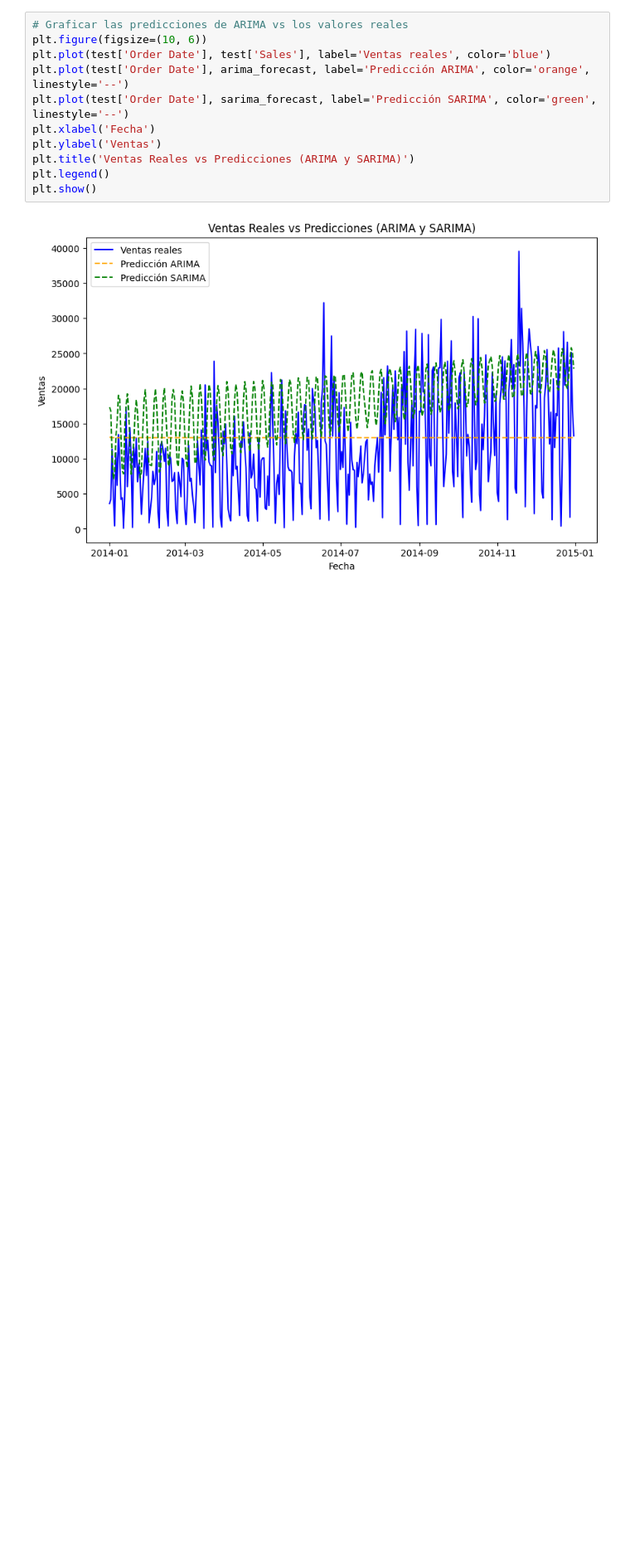
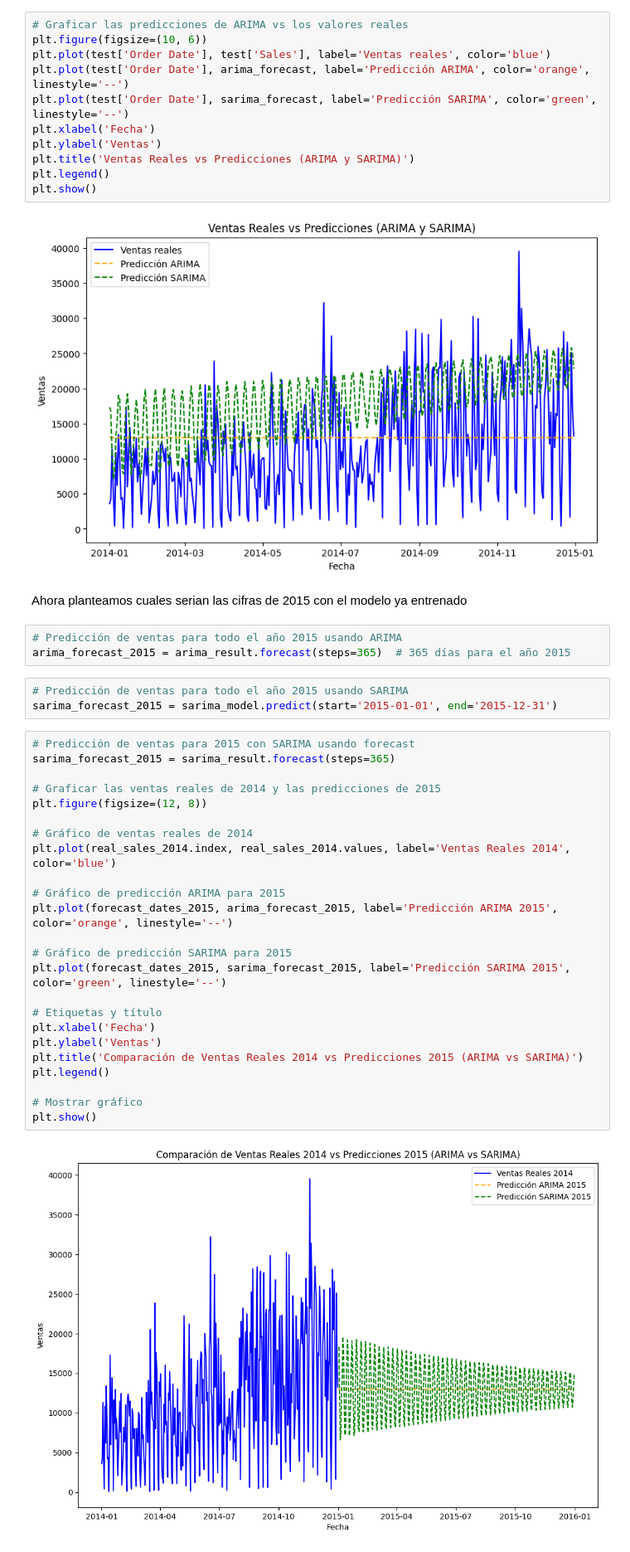
Before and after one commit to will9pv22/ONLINE_DS_THEBRIDGE_EJERCICIOS_GUILLEMP, a Jupyter notebook: proyecto ML/proyecto_ML_2.ipynb, the cells around one changed output. Shown at 83% size. Cells and saved outputs as stored; diff of their text form; blank space fills up the shorter version.

```diff
--- a/proyecto ML/proyecto_ML_2.ipynb
+++ b/proyecto ML/proyecto_ML_2.ipynb
@@ -287,3 +312,37 @@ plt.legend()
 plt.show()
 # %% [output]
 [figure]
+# %% [markdown]
+Ahora planteamos cuales serian las cifras de 2015 con el modelo ya entrenado
+# %%
+# Predicción de ventas para todo el año 2015 usando ARIMA
+arima_forecast_2015 = arima_result.forecast(steps=365)  # 365 días para el año 2015
+# %%
+# Predicción de ventas para todo el año 2015 usando SARIMA
+sarima_forecast_2015 = sarima_model.predict(start='2015-01-01', end='2015-12-31')
+# %%
+# Predicción de ventas para 2015 con SARIMA usando forecast
+sarima_forecast_2015 = sarima_result.forecast(steps=365)
+
+# Graficar las ventas reales de 2014 y las predicciones de 2015
+plt.figure(figsize=(12, 8))
+
+# Gráfico de ventas reales de 2014
+plt.plot(real_sales_2014.index, real_sales_2014.values, label='Ventas Reales 2014', color='blue')
+
+# Gráfico de predicción ARIMA para 2015
+plt.plot(forecast_dates_2015, arima_forecast_2015, label='Predicción ARIMA 2015', color='orange', linestyle='--')
+
+# Gráfico de predicción SARIMA para 2015
+plt.plot(forecast_dates_2015, sarima_forecast_2015, label='Predicción SARIMA 2015', color='green', linestyle='--')
+
+# Etiquetas y título
+plt.xlabel('Fecha')
+plt.ylabel('Ventas')
+plt.title('Comparación de Ventas Reales 2014 vs Predicciones 2015 (ARIMA vs SARIMA)')
+plt.legend()
+
+# Mostrar gráfico
+plt.show()
+# %% [output]
+[figure, added]
```
Also changed, not shown: parts of 10 cells of this notebook.
